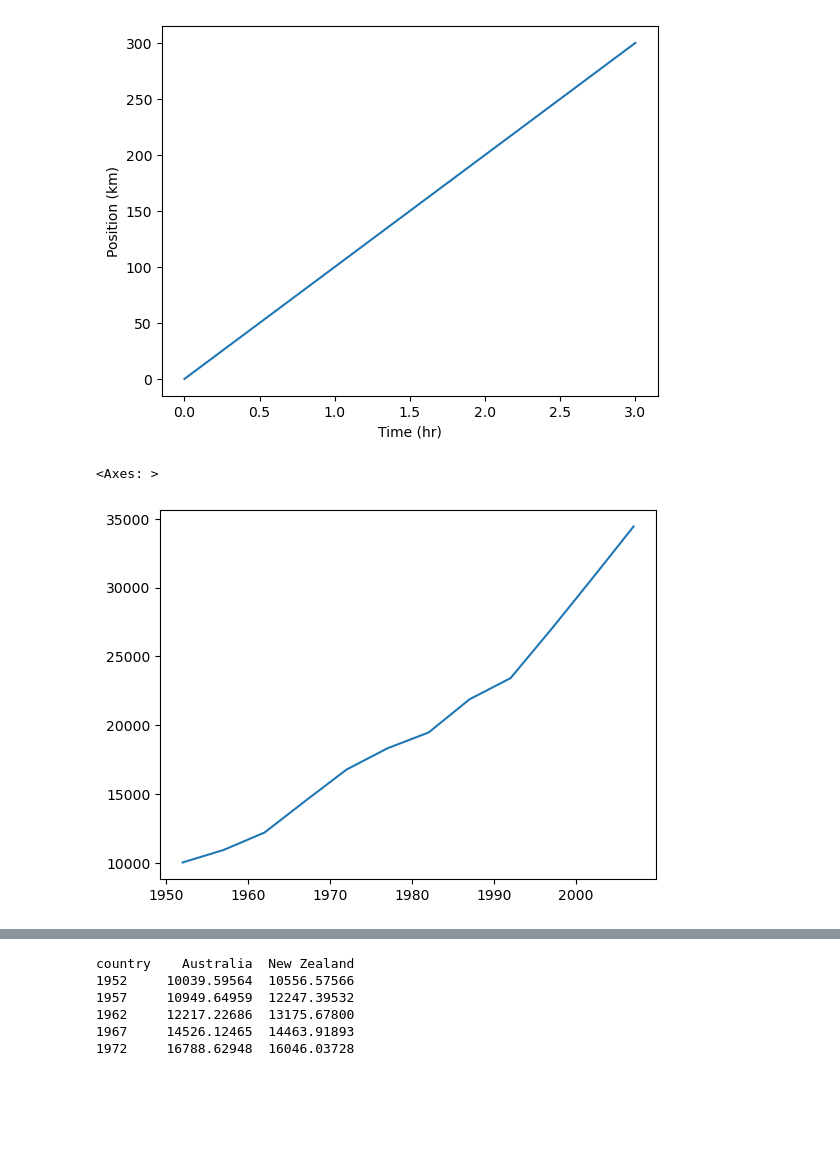
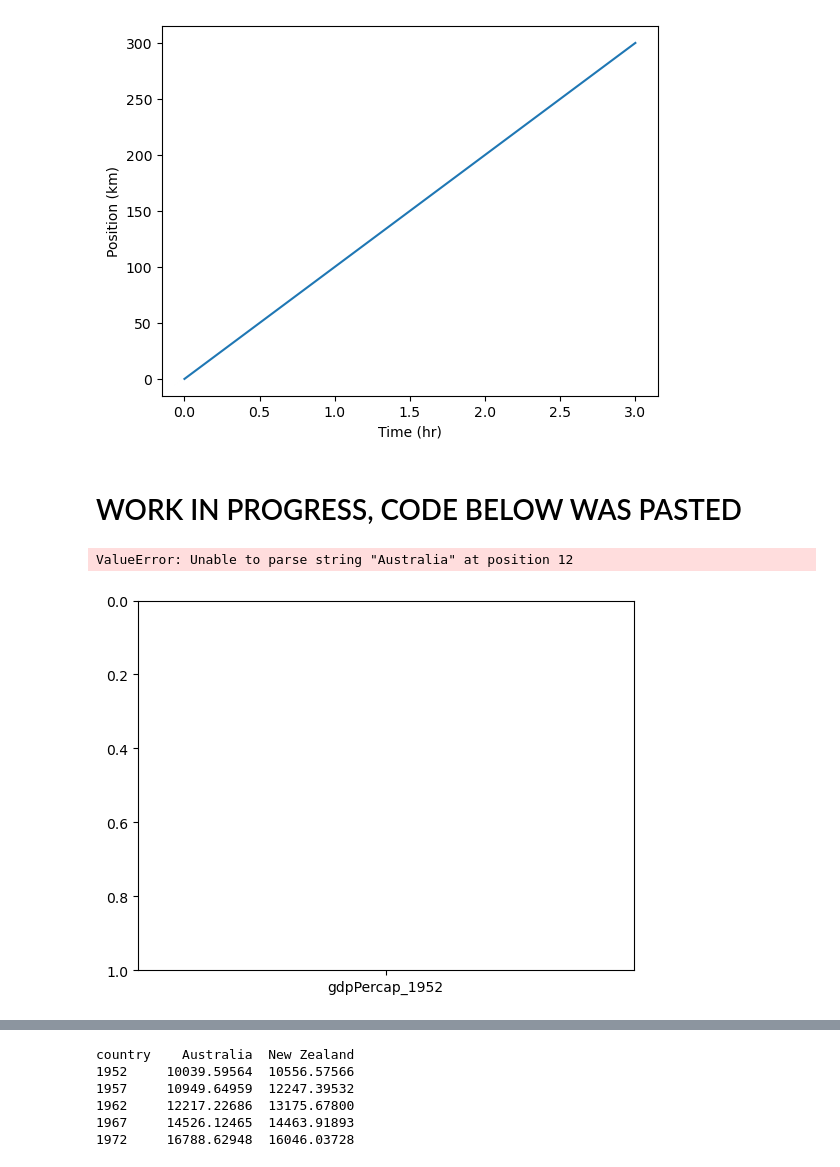
Before and after one commit to bioDSC/2024_teaching, a Jupyter notebook: 2025-02-Python-intro-Gapminder/202503_Py-Gapminder_L9-plotting_REVISED.ipynb, the cells around one changed output, grey strips where cells are left out. Saved outputs shown, nothing was run; the diff lists cells and outputs as text; code cells hidden in the pictures; blank space fills up the shorter version.

```diff
--- a/2025-02-Python-intro-Gapminder/202503_Py-Gapminder_L9-plotting_REVISED.ipynb
+++ b/2025-02-Python-intro-Gapminder/202503_Py-Gapminder_L9-plotting_REVISED.ipynb
@@ -26,36 +26,3 @@ Text(0, 0.5, 'Position (km)')
     # e.g. terminal
     # also need "plt.show()"
         # and also plt.close()
-# %%
-# Can also use "seaborn"
-    # Additional features geared towards dfs
-
-import pandas as pd
-import seaborn as sns
-
-data = pd.read_csv('/Users/m.wehrens/Data_UVA/2024_teaching/2025-03-gapminder/data/gapminder_gdp_oceania.csv', \
-    index_col='country')
-
-data.T.head()
-
-# search and replace
-    # keep year
-    # remove rest
-
-years = data.columns.str.replace('gdpPercap_', '')
-    # MW:
-    # "str" is a method which holds more methods
-        # related to string operations
-        # str is also part of python standard library
-        # stand-alone example: str.replace('hoi', 'oi', '')
-
-# convert to int
-# put back in dataframe
-data.columns = years.astype(int)
-
-
-
-data.loc['Australia'].plot()
-# %% [output]
-<Axes: >
-[figure, removed]
@@ -61,0 +32,2 @@ data.loc['Australia'].plot()
+# %% [markdown]
+# WORK IN PROGRESS, CODE BELOW WAS PASTED
@@ -61,0 +153,35 @@ data.loc['Australia'].plot()
+# %%
+
+import pandas as pd
+import seaborn as sns
+import matplotlib.pyplot as plt
+
+data = pd.read_csv('/Users/m.wehrens/Data_UVA/2024_teaching/2025-03-gapminder/data/gapminder_gdp_oceania.csv', \
+    index_col='country')
+
+data.head()
+
+data['Year'] = data.index
+
+sns.lineplot(x=data.columns, y = data.loc['Australia',:])
+# plt.show(); plt.close()
+
+# why do we see ugly axis?
+    # we'll do something about this later
+
+# more convenient:
+    # dfs as input directly
+    # certain expecations from the data
+    # series to plot should be in columns
+
+    # re-arrange our df
+
+data_transposed = data.T
+data_transposed['Year'] = data.columns
+data_transposed.head()
+
+sns.lineplot(data_transposed, x='Year', y = 'Australia')
+plt.show(); plt.close()
+# %% [output]
+ValueError: Unable to parse string "Australia" at position 12
+[figure, added]
```
Also changed, not shown: parts of 4 cells of this notebook.
